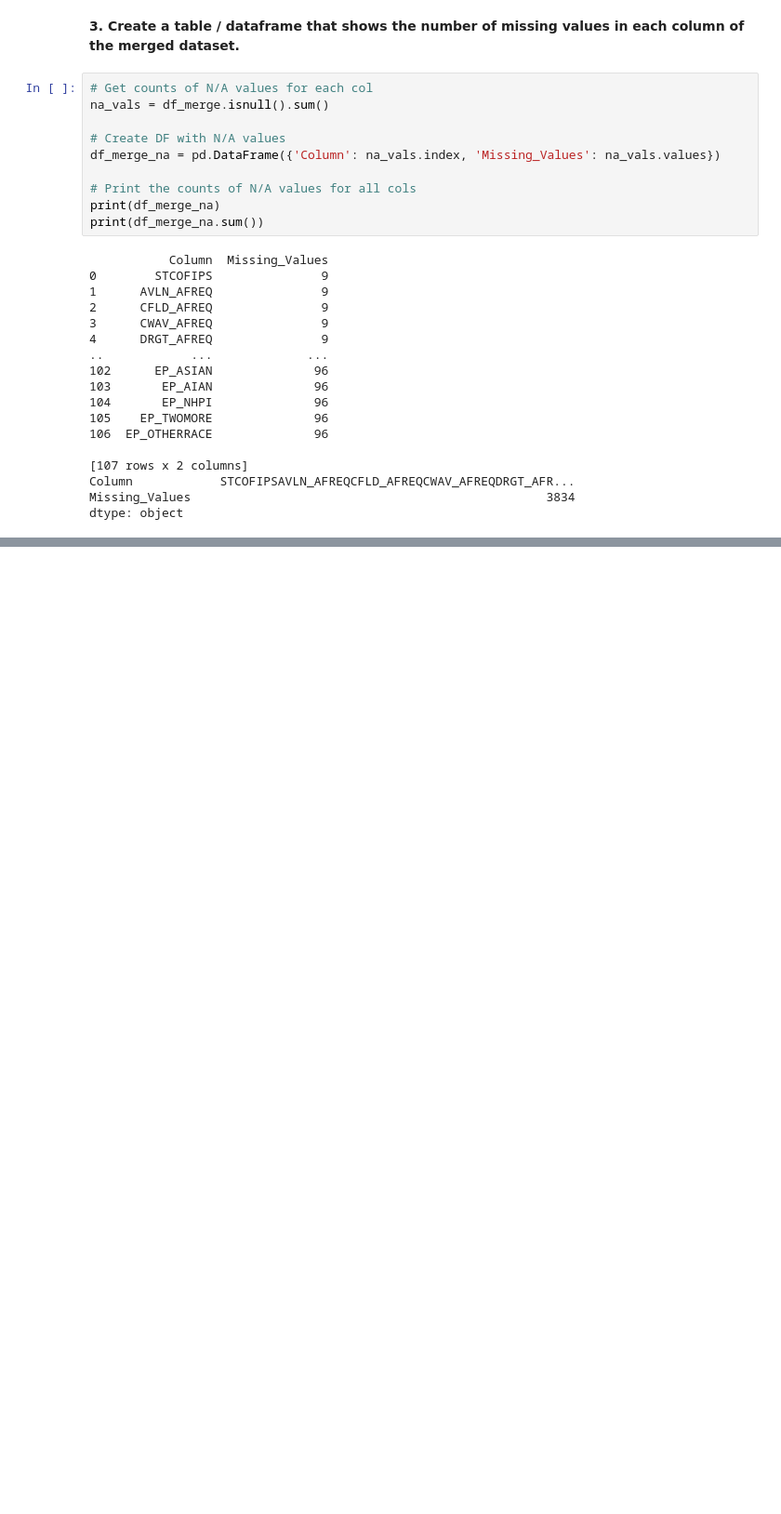
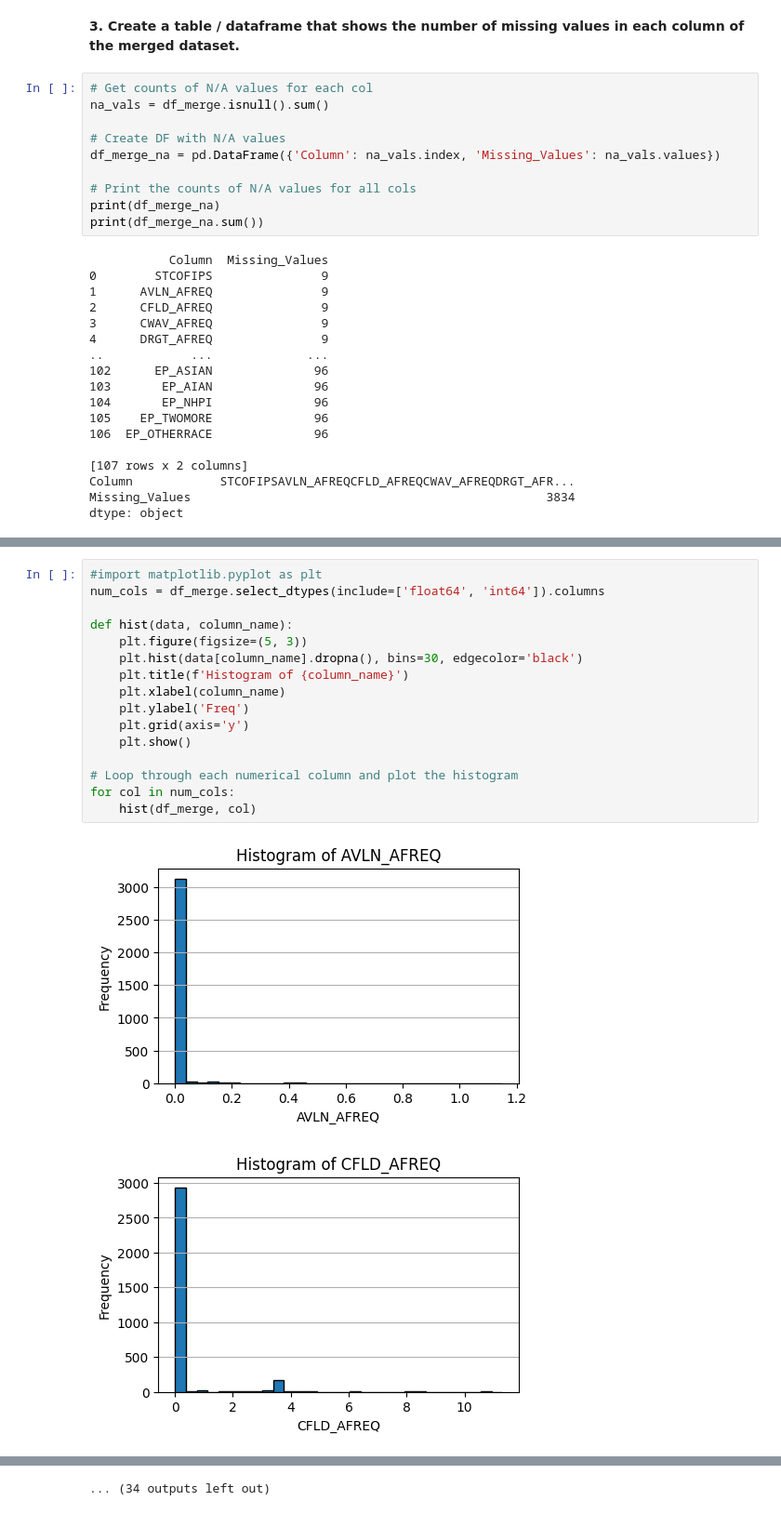
Before and after one commit to vz356/Virginia-ML-2024, a Jupyter notebook: Homework/HW_02.ipynb, the cells around one changed output, grey strips where cells are left out. Shown at 93% size. Saved outputs shown, nothing was run; the diff lists cells and outputs as text; blank space fills up the shorter version.

```diff
--- a/Homework/HW_02.ipynb
+++ b/Homework/HW_02.ipynb
@@ -342,0 +351,19 @@ dtype: object
+# %%
+#import matplotlib.pyplot as plt
+num_cols = df_merge.select_dtypes(include=['float64', 'int64']).columns
+
+def hist(data, column_name):
+    plt.figure(figsize=(5, 3))
+    plt.hist(data[column_name].dropna(), bins=30, edgecolor='black')
+    plt.title(f'Histogram of {column_name}')
+    plt.xlabel(column_name)
+    plt.ylabel('Freq')
+    plt.grid(axis='y')
+    plt.show()
+
+# Loop through each numerical column and plot the histogram
+for col in num_cols:
+    hist(df_merge, col)
+# %% [output]
+[figure, added]
+[figure, added]
@@ -342,0 +380 @@ dtype: object
+... (34 outputs left out)
```
Also changed, not shown: parts of 4 cells of this notebook.
